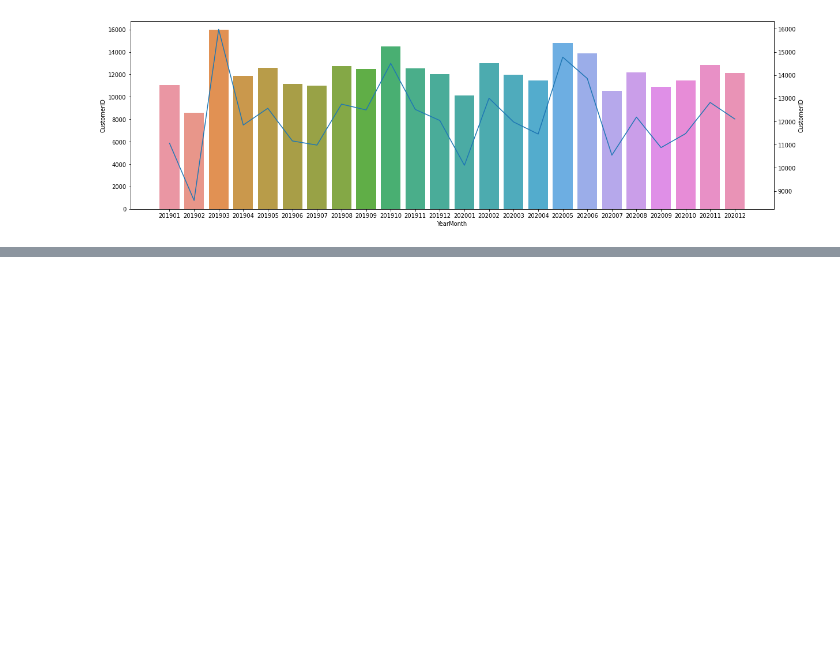
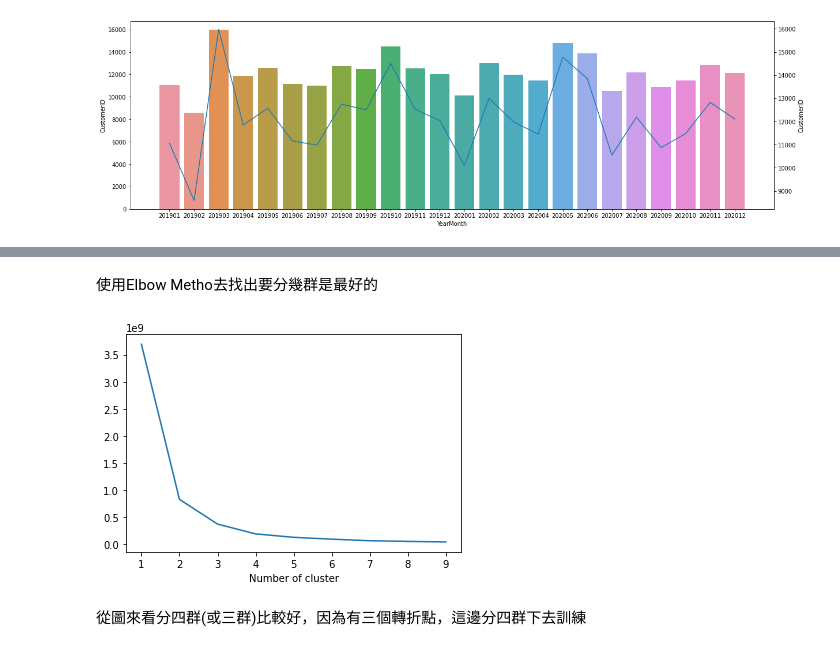
Before and after one commit to 01-slime/EDA, a Jupyter notebook: EDA.ipynb, the cells around one changed output, grey strips where cells are left out. Saved outputs shown, nothing was run; the diff lists cells and outputs as text; code cells hidden in the pictures; blank space fills up the shorter version.

```diff
--- a/EDA.ipynb
+++ b/EDA.ipynb
@@ -936,0 +791,19 @@ plt.show()
+# %% [markdown]
+使用Elbow Metho去找出要分幾群是最好的
+# %%
+from sklearn.cluster import KMeans
+
+sse={}
+tx_recency = sales_data_user[['Recency']]
+for k in range(1, 10):
+  kmeans = KMeans(n_clusters=k, max_iter=1000).fit(tx_recency)
+  tx_recency["cluster"] = kmeans.labels_
+  sse[k] = kmeans.inertia_
+plt.figure()
+plt.plot(list(sse.keys()), list(sse.values()))
+plt.xlabel("Number of cluster")
+plt.show()
+# %% [output]
+[figure, added]
+# %% [markdown]
+從圖來看分四群(或三群)比較好，因為有三個轉折點，這邊分四群下去訓練
```
Also changed, not shown: parts of 62 cells of this notebook.
